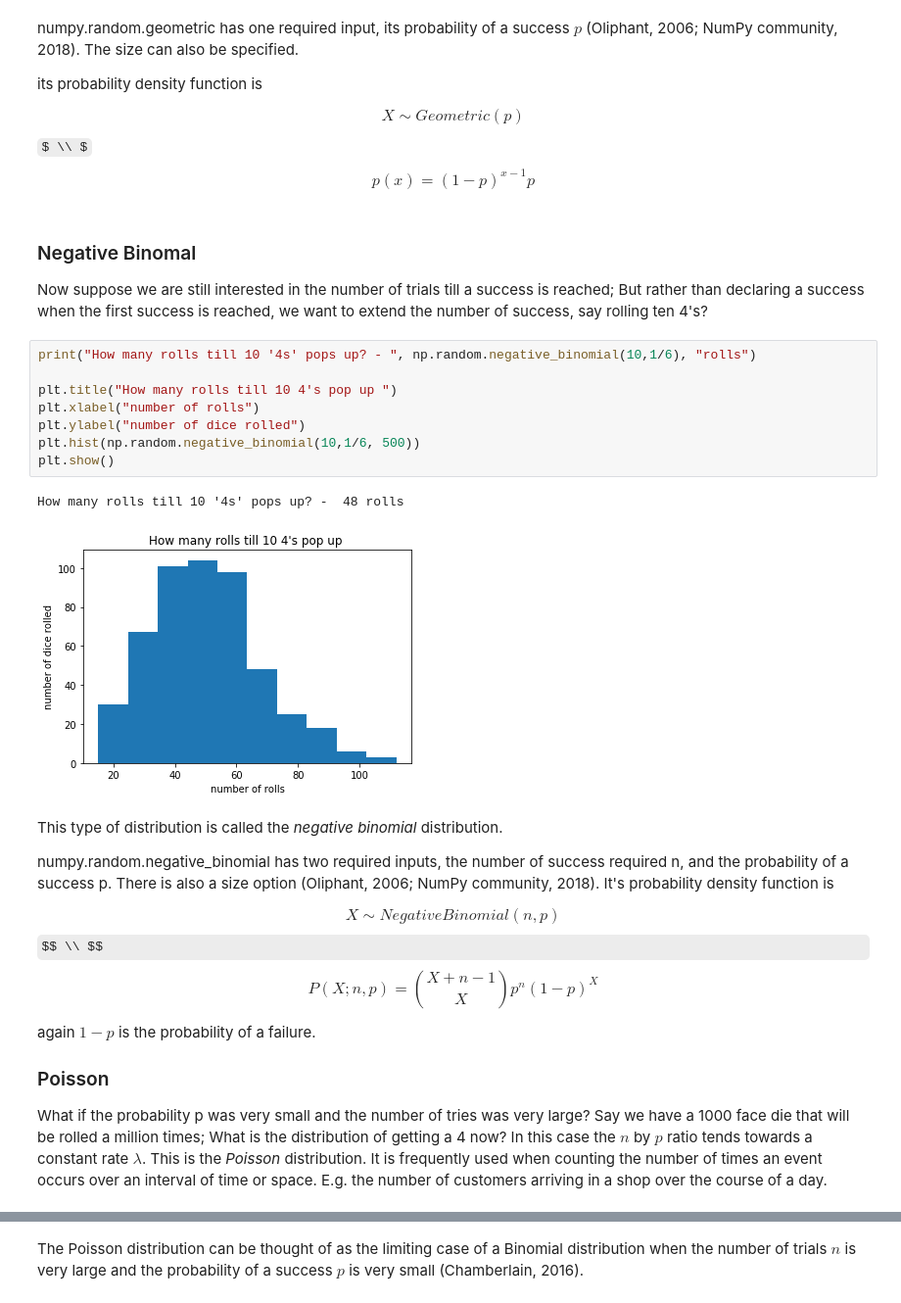
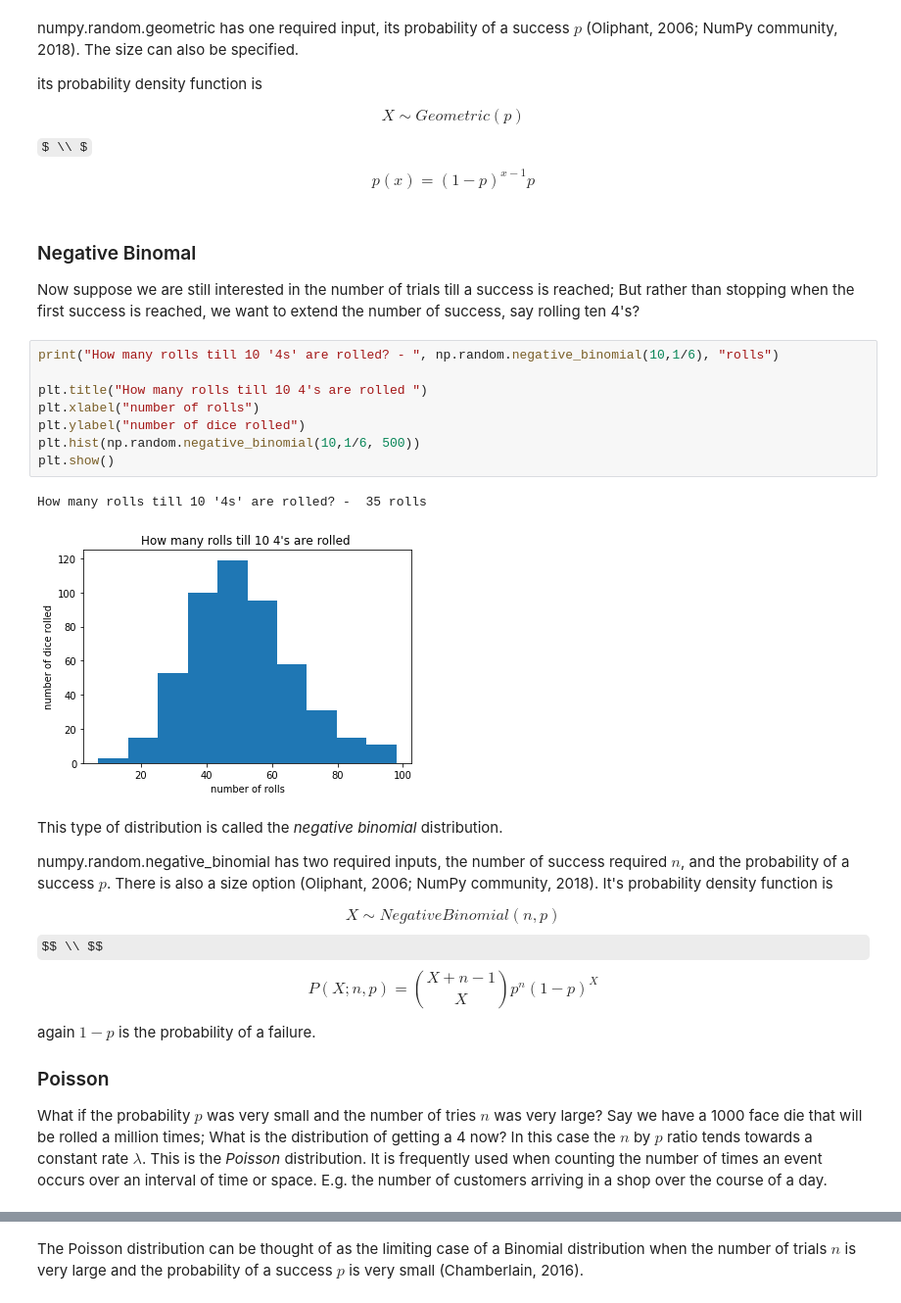
Before and after one commit to Osheah/p4da-numpy-random, a Jupyter notebook: numpy-random.ipynb, the cells around one changed output, grey strips where cells are left out. Shown at 98% size. Drawn from its saved outputs; the diff is of its cells as text; some formulas as TeX source.

```diff
--- a/numpy-random.ipynb
+++ b/numpy-random.ipynb
@@ -807,22 +793,22 @@ $$p(x)=  (1 - p)^{x-1}p$$
 ### Negative Binomal
 
 
-Now suppose we are still interested in the number of trials till a success is reached; But rather than declaring a success when the first success is reached, we want to extend the number of success, say rolling ten 4's?
+Now suppose we are still interested in the number of trials till a success is reached; But rather than stopping when the first success is reached, we want to extend the number of success, say rolling ten 4's?
 # %%
-print("How many rolls till 10 '4s' pops up? - ", np.random.negative_binomial(10,1/6), "rolls")
+print("How many rolls till 10 '4s' are rolled? - ", np.random.negative_binomial(10,1/6), "rolls")
 
-plt.title("How many rolls till 10 4's pop up ")
+plt.title("How many rolls till 10 4's are rolled ")
 plt.xlabel("number of rolls")
 plt.ylabel("number of dice rolled")
 plt.hist(np.random.negative_binomial(10,1/6, 500))
 plt.show()
 # %% [output]
-How many rolls till 10 '4s' pops up? -  48 rolls
+How many rolls till 10 '4s' are rolled? -  35 rolls
-[figure, old version]
+[figure, new version]
 # %% [markdown]
 This type of distribution is called the *negative binomial* distribution.
 
-numpy.random.negative_binomial has two required inputs, the number of success required n, and the probability of a success p. There is also a size option (Oliphant, 2006; NumPy community, 2018). It's probability density function is
+numpy.random.negative_binomial has two required inputs, the number of success required $n$, and the probability of a success $p$. There is also a size option (Oliphant, 2006; NumPy community, 2018). It's probability density function is
 
 $$X\sim NegativeBinomial(n,p)$$
 $$ \\ $$
@@ -835,7 +821,7 @@ again $1-p$ is the probability of a failure.
 
 
 
-What if the probability p was very small and the number of tries was very large? Say we have a 1000 face die that will be rolled a million times; What is the distribution of getting a 4 now? In this case the $n$ by $p$ ratio tends towards a constant rate $\lambda$. This is the *Poisson* distribution. It is frequently used when counting the number of times an event occurs over an interval of time or space. E.g. the number of customers arriving in a shop over the course of a day.
+What if the probability $p$ was very small and the number of tries $n$ was very large? Say we have a 1000 face die that will be rolled a million times; What is the distribution of getting a 4 now? In this case the $n$ by $p$ ratio tends towards a constant rate $\lambda$. This is the *Poisson* distribution. It is frequently used when counting the number of times an event occurs over an interval of time or space. E.g. the number of customers arriving in a shop over the course of a day.
 # %%
 print("How many customers arrive at a shop on a Sunday when the average Sunday rate is 100? - ", np.random.poisson(100), "customers")
 
```
Also changed, not shown: parts of 45 cells of this notebook.
